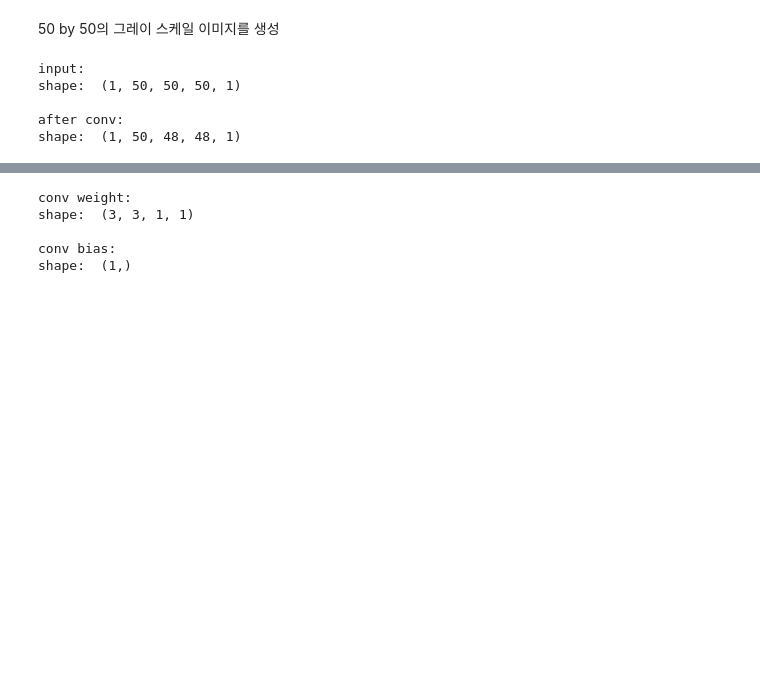
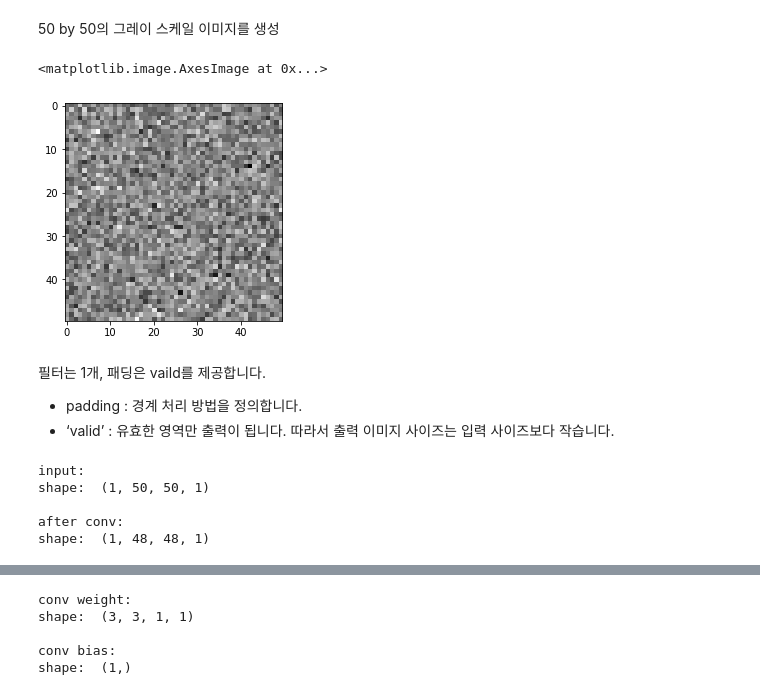
Before and after one commit to engineerjkk/DeepLearning_from_Scratch, a Jupyter notebook: conv_and_pooling_layer.ipynb, the cells around one changed output, grey strips where cells are left out. Cells and saved outputs as stored; diff of their text form; code cells hidden in the pictures; blank space fills up the shorter version.

```diff
--- a/conv_and_pooling_layer.ipynb
+++ b/conv_and_pooling_layer.ipynb
@@ -12,7 +15,17 @@ def p_color(input_string,input_object):
+# %%
+test_image=tf.random.normal(mean=0,stddev=1,shape=(1,50,50,1))
 # %% [markdown]
 50 by 50의 그레이 스케일 이미지를 생성
-# %%
-test_image=tf.random.normal(mean=0,stddev=1,shape=(1,50,50,50,1))
+# %%
+cv2.cvtColor( test_image.numpy().squeeze(), cv2.COLOR_BGR2RGB)
+plt.imshow( test_image.numpy().squeeze(),cmap='gray')
+# %% [output]
+<matplotlib.image.AxesImage at 0x...>
+[figure, added]
+# %% [markdown]
+필터는 1개, 패딩은 vaild를 제공합니다.
+- padding : 경계 처리 방법을 정의합니다.
+- ‘valid’ : 유효한 영역만 출력이 됩니다. 따라서 출력 이미지 사이즈는 입력 사이즈보다 작습니다.
 # %%
 conv=Conv2D(filters=1,kernel_size=3,strides=1,padding='valid')
 conved=conv(test_image)
@@ -21,7 +34,7 @@ p_color('input',test_image)
 p_color('after conv',conved)
 # %% [output]
 input:
-shape:  (1, 50, 50, 50, 1)
+shape:  (1, 50, 50, 1)
 
 after conv:
-shape:  (1, 50, 48, 48, 1)
+shape:  (1, 48, 48, 1)
```
Also changed, not shown: parts of 76 cells of this notebook.
